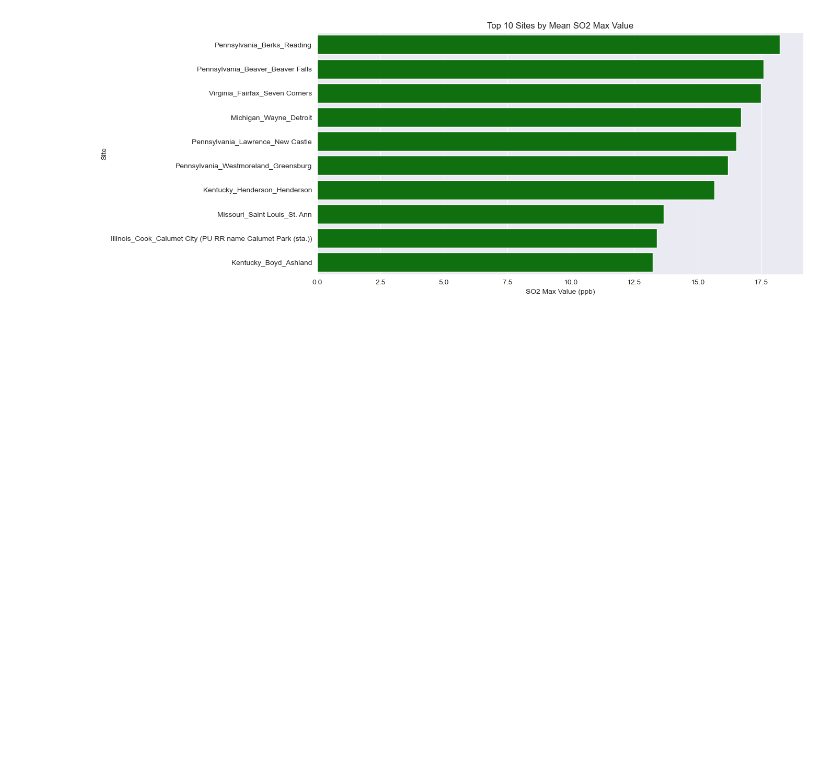
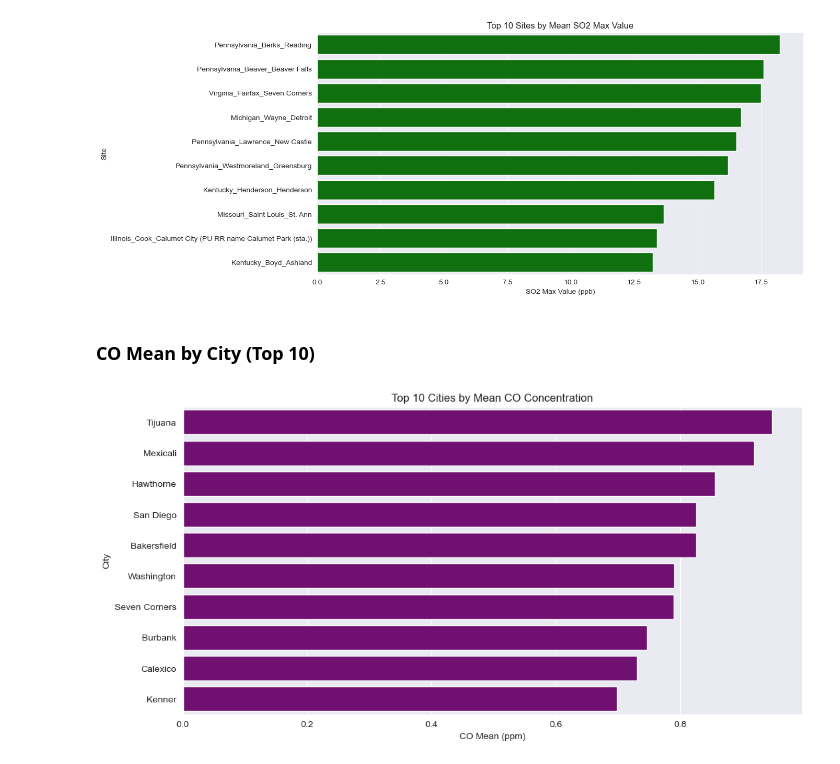
Before and after one commit to aghabidareh/PollutionAnalyzer, a Jupyter notebook: main.ipynb, the cells around one changed output. Saved outputs shown, nothing was run; the diff lists cells and outputs as text; code cells hidden in the pictures; blank space fills up the shorter version.

Commit message:
plot-and-graphs-section-16

```diff
--- a/main.ipynb
+++ b/main.ipynb
@@ -234,3 +234,17 @@ plt.show()
 plt.close()
 # %% [output]
 [figure]
+# %% [markdown]
+### CO Mean by City (Top 10)
+# %%
+plt.figure(figsize=(12, 6))
+top_cities_co = df.groupby('City')['CO Mean'].mean().nlargest(10)
+sns.barplot(x=top_cities_co.values, y=top_cities_co.index, color='purple')
+plt.title('Top 10 Cities by Mean CO Concentration')
+plt.xlabel('CO Mean (ppm)')
+plt.ylabel('City')
+plt.savefig('plots/top_cities_co_mean.png')
+plt.show()
+plt.close()
+# %% [output]
+[figure, added]
```
Also changed, not shown: 1 other file.
